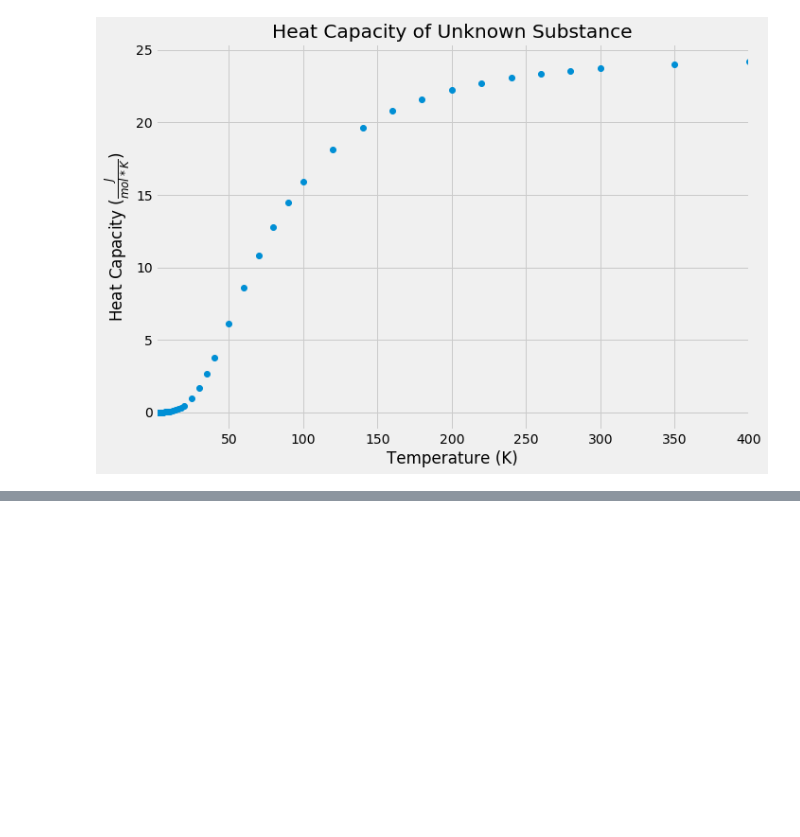
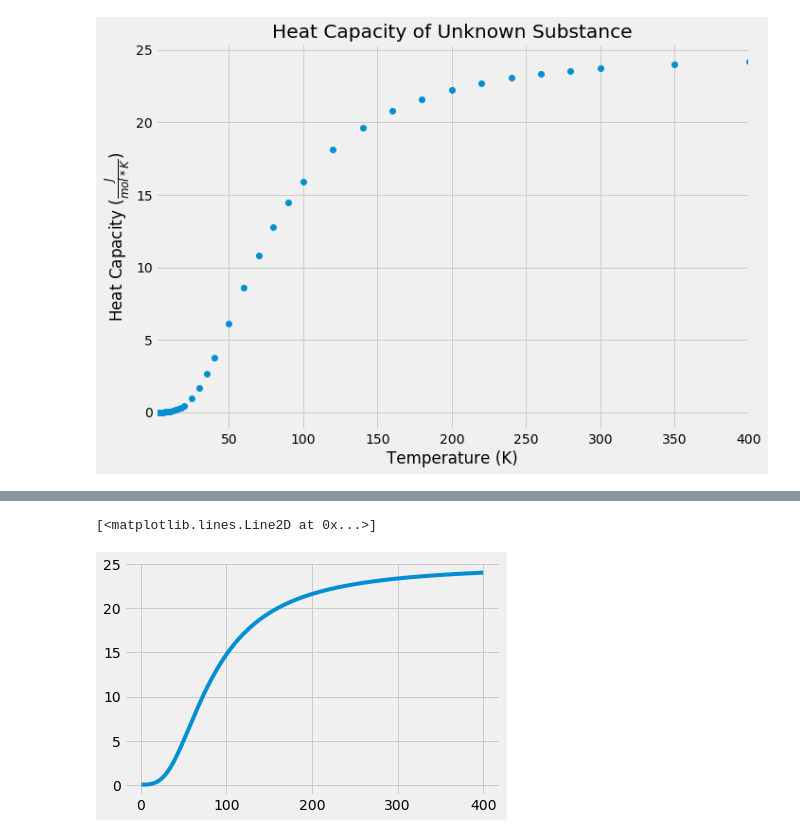
Before and after one commit to lucbouchard1/phys_412, a Jupyter notebook: project.ipynb, the cells around one changed output, grey strips where cells are left out. Drawn from its saved outputs; the diff is of its cells as text; code cells hidden in the pictures; blank space fills up the shorter version.

```diff
--- a/project.ipynb
+++ b/project.ipynb
@@ -66,0 +200,18 @@ In order to compute the theoretical heat capacity of this substance using the De
+# %%
+def debye_integrand(x, T, T_debye):
+    return 9 * const.Avogadro * const.Boltzmann * T**3 * x**4 * np.exp(x) / (T_debye**3 * (np.exp(x) - 1)**2)
+# %%
+DEBYE_TEMP = debye_temp
+
+def debye_heat_capacity(T, T_debye):
+    cv = np.zeros_like(T, dtype='float64')
+
+    for i,t in np.ndenumerate(T):
+        cv[i],_ = integrate.quad(debye_integrand, 0, T_debye / t, args=(t, T_debye))
+    return cv
+
+debye_cv = debye_heat_capacity(temps, DEBYE_TEMP)
+plt.plot(temps, debye_cv)
+# %% [output]
+[<matplotlib.lines.Line2D at 0x...>]
+[figure, added]
```
Also changed, not shown: parts of 15 cells of this notebook.
